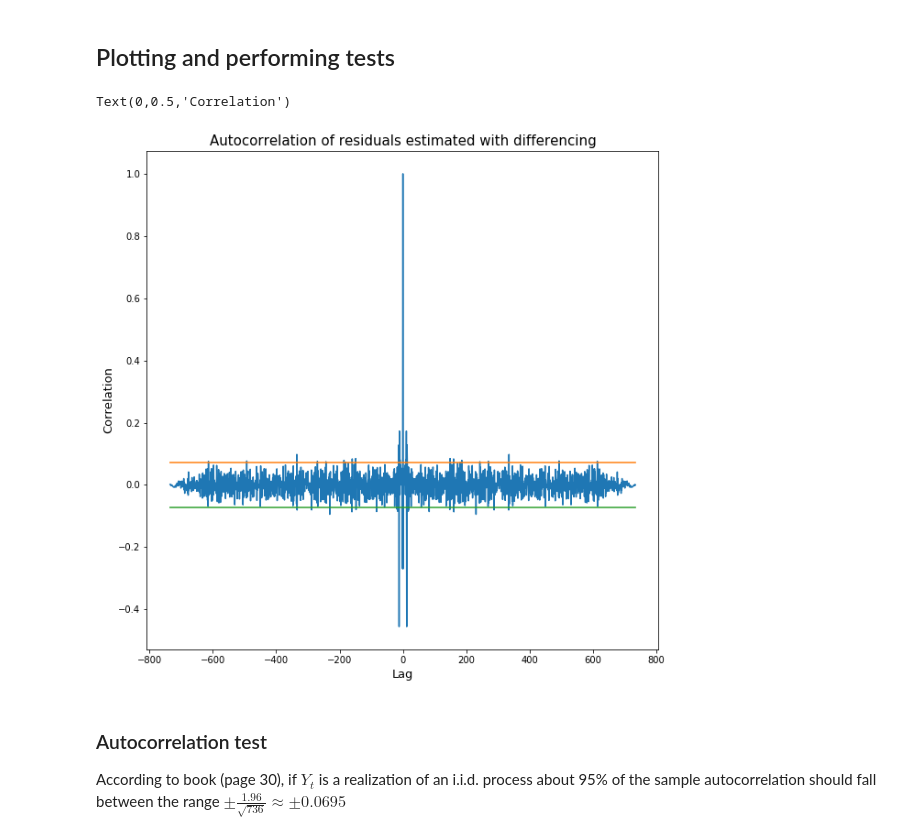
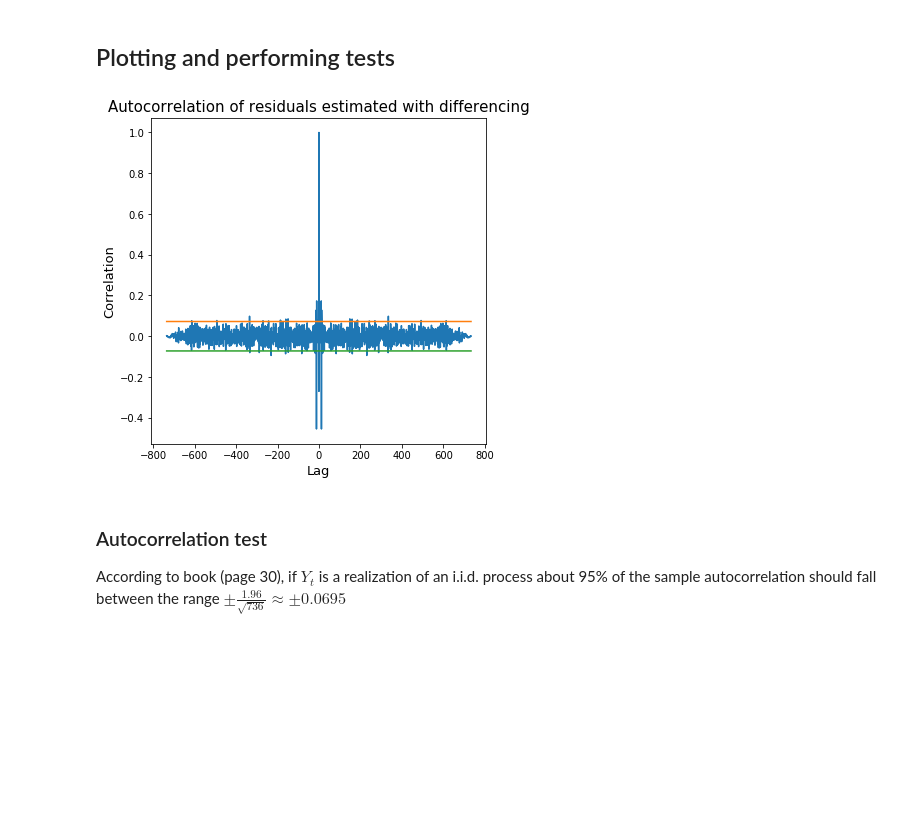
Before and after one commit to yohannjs/tidsrekker, a Jupyter notebook: yohann_exploration.ipynb, the cells around one changed output. Saved outputs shown, nothing was run; the diff lists cells and outputs as text; code cells hidden in the pictures; blank space fills up the shorter version.

```diff
--- a/yohann_exploration.ipynb
+++ b/yohann_exploration.ipynb
@@ -61,8 +62,8 @@ from datetime import datetime
 * Remove first two values because the are empty, and we do not want to use backward filling.
 * Also drop column "Date Excel" as that is not of interest.
 # %%
-filepath = '/mnt/workspace/time_series/monthly_in_situ_co2_mlo.csv'
-#filepath = '/home/yohannjs/Documents/school/tidsrekker/monthly_in_situ_co2_mlo.csv'
+#filepath = '/mnt/workspace/time_series/monthly_in_situ_co2_mlo.csv'
+filepath = '/home/yohannjs/Documents/school/tidsrekker/monthly_in_situ_co2_mlo.csv'
 
 df = pd.read_csv(filepath,
                  na_values=-99.99,
@@ -132,7 +153,3 @@ Below we first eliminate the seasonal component by differencing with lag 12, as
 \end{align}
 
 After eliminating the seasonal component we continue with eliminating the trend component by differencing with lag one (1.5.2.2).
-# %%
-co2DF['co2_seas_elim'] = co2DF['co2'] - co2DF['co2'].shift(12)
-co2DF['co2_residuals'] = co2DF['co2_seas_elim'] - co2DF['co2_seas_elim'].shift(1)
-co2DF.fillna(method='bfill', inplace=True) # Backward filling the newly generated NaN values
@@ -189,21 +235,21 @@ lag, autocorr_residuals = gen_autocorr(residuals)
 # %%
 length_sequence = co2DF['co2_residuals'].size
 # Boundarise
 num = 1.96/np.sqrt(length_sequence)
 upper = np.ones(2*length_sequence - 1)*num
 lower = np.ones(2*length_sequence - 1)*(-num)
 
 lim1 = 0
 lim2 = -1
 
-plt.figure(figsize=(10,10))
+plt.figure(figsize=(6,6))
 plt.plot(lag[lim1:lim2], autocorr_residuals[lim1:lim2], lag[lim1:lim2], upper[lim1:lim2], lag[lim1:lim2], lower[lim1:lim2])
 plt.title('Autocorrelation of residuals estimated with differencing', fontsize = 15)
 plt.xlabel('Lag', fontsize=13)
 plt.ylabel('Correlation', fontsize=13)
+plt.show()
 # %% [output]
-Text(0,0.5,'Correlation')
-[figure, old version]
+[figure, new version]
 # %% [markdown]
 ### Autocorrelation test
 
```
Also changed, not shown: parts of 8 cells of this notebook, 1 other file.
